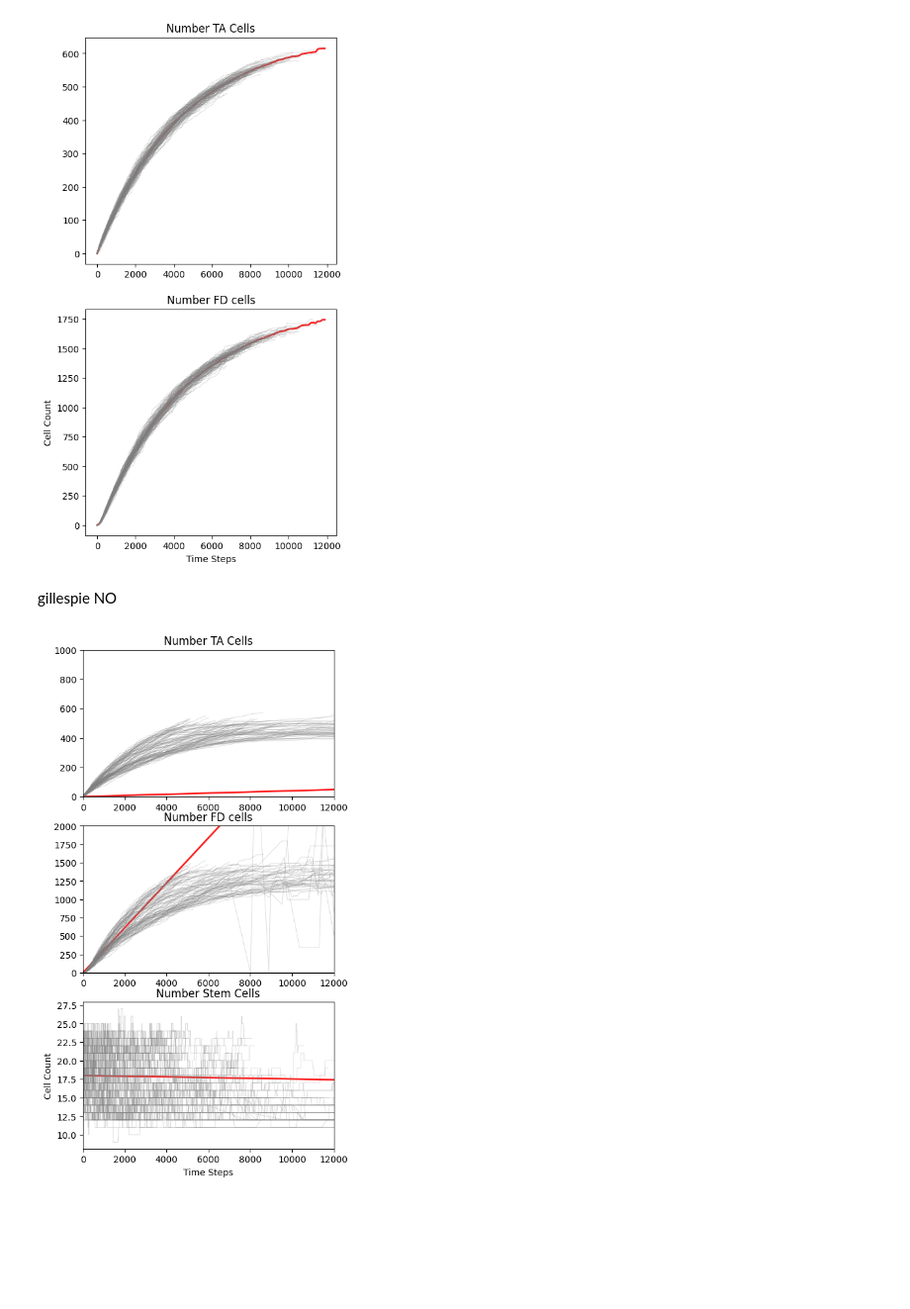
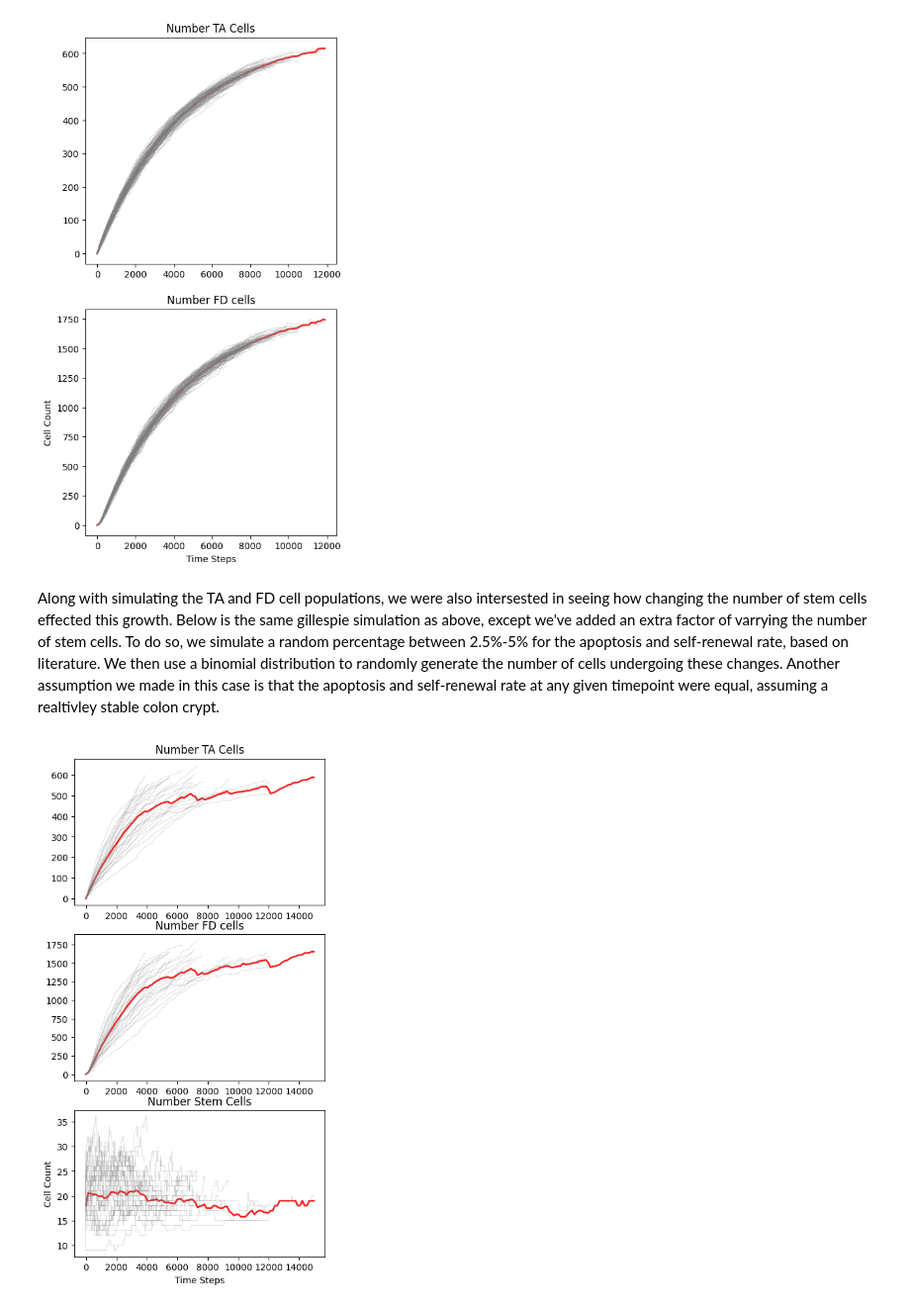
Before and after one commit to anjavogt/WAMM-Cancer-Modeling, a Jupyter notebook: GillespieSimulations.ipynb, the cells around one changed output. Shown: that part at 99% size. Drawn from its saved outputs; the diff is of its cells as text; code cells hidden in the pictures; blank space fills up the shorter version.

```diff
--- a/GillespieSimulations.ipynb
+++ b/GillespieSimulations.ipynb
@@ -114,7 +114,7 @@ plt.show()
 # %% [output]
 [figure]
 # %% [markdown]
-gillespie NO
+Along with simulating the TA and FD cell populations, we were also intersested in seeing how changing the number of stem cells effected this growth. Below is the same gillespie simulation as above, except we've added an extra factor of varrying the number of stem cells. To do so, we simulate a random percentage between 2.5%-5% for the apoptosis and self-renewal rate, based on literature. We then use a binomial distribution to randomly generate the number of cells undergoing these changes. Another assumption we made in this case is that the apoptosis and self-renewal rate at any given timepoint were equal, assuming a realtivley stable colon crypt.
 # %%
 
 # Initialize variables
@@ -126,8 +126,8 @@ lam = 1 / 30 # TA cell division rate (per hour)
 d = 0.0338 # TA differentiation rate (per hour)
 gamma = 1 / (3.5 * 24) # FD cell apoptosis rate (per hour)
 
-steps = 1000   # Number of reactions per trajectory
-cycles = 100   # Number of trajectories
+steps = 1150  # Number of reactions per trajectory
+cycles = 200   # Number of trajectories
 T = np.zeros((cycles, steps + 1))  # Time array
 
 mTA = np.zeros((cycles, steps + 1))  # Trajectory for m_TA
@@ -143,20 +143,23 @@ def get_N(N_count):
 
     a = np.random.uniform(0.025, 0.05)
 
-    if N_count < 13 :
-        N_post_birth = np.random.binomial(n = N_count, p = a)
-        N_new = N_count + N_post_birth
-        N_count = N_new
+    # if N_count < 13 :
+    #     N_post_birth = np.random.binomial(n = N_count, p = a)
+    #     N_new = N_count + N_post_birth
+    #     N_count = N_new
 
-        return(N_new)
-    elif N_count > 23:
-        N_post_death = np.random.binomial(n = N_count, p = a)
-        N_new = N_count -N_post_death
-        N_count = N_new
+    #     return(N_new)
+    # elif N_count > 23:
+    #     N_post_death = np.random.binomial(n = N_count, p = a)
+    #     N_new = N_count -N_post_death
+    #     N_count = N_new
 
-        return(N_new)
+    #     return(N_new)
     #stochastically varries N0, this takes into account the births and deaths
     #of stem cells
+
+    if N_count <= 1:
+        return 1
 
     n_grow = np.random.randint(1, N_count)
     n_die = N_count - n_grow
@@ -165,7 +168,12 @@ def get_N(N_count):
     N_post_death = np.random.binomial(n = n_die, p = a)
 
     N_new = N_count + N_post_birth - N_post_death
+
+    if N_new < 0:
+        return(0)
+
     N_count = N_new
+
 
     return(N_new)
 
@@ -207,6 +215,26 @@ for i in range(cycles):
         mFD[i, j + 1] = max(0, mFD[i, j + 1])
         Stem_Cell_Count[i, j+1] = N_count
 
+# Define filtering criteria
+timestep_threshold = 15000
+lower_bound = 1
+upper_bound = 36
+
+#Identify valid trajectories based on both conditions
+valid_indices = [
+    i for i in range(cycles)
+    if (T[i, :].max() <= timestep_threshold and
+        np.all(Stem_Cell_Count[i, :] >= lower_bound) and
+        np.all(Stem_Cell_Count[i, :] <= upper_bound))
+]
+
+# Filter arrays to keep only valid trajectories
+T = T[valid_indices, :]
+mTA = mTA[valid_indices, :]
+mFD = mFD[valid_indices, :]
+Stem_Cell_Count = Stem_Cell_Count[valid_indices, :]
+
+
 # # Calculate an average trajectory plot
 ave_steps = 100
 T_max = T.max()
@@ -229,7 +257,7 @@ for i in range(1, ave_steps + 1):
     t_count = 0
 
     # Pass over each trajectory and step therein
-    for j in range(cycles):
+    for j in range(len(valid_indices)):  # Iterate only through valid trajectories
         for k in range(steps):
             if T[j, k] <= tmax and T[j, k + 1] > tmax:
                 t_count += 1
@@ -246,37 +274,37 @@ for i in range(1, ave_steps + 1):
         N_TA_ave[i] = TA_sum / t_count
         N_FD_ave[i] = FD_sum / t_count
         N_StemCell_ave[i] = N_sum / t_count
 
 # ###### Plot Trajectories ######
 fig, axs = plt.subplots(3, 1, figsize=(5,10))
 
 #t average trajectories
 axs[0].plot(T_ave, N_TA_ave, marker='', color='red', linewidth=1.9, alpha=0.9)
 axs[0].set_title('Number TA Cells')
 axs[1].plot(T_ave, N_FD_ave, marker='', color='red', linewidth=1.9, alpha=0.9)
 axs[1].set_title('Number FD cells')
 axs[2].plot(T_ave, N_StemCell_ave, marker='', color='red', linewidth=1.9, alpha=0.9)
 axs[2].set_title('Number Stem Cells')
 
 #Plot each simulated trajectory
-for i in range(cycles):
+for i in range(len(valid_indices)):
     axs[0].plot(T[i,:], mTA[i,:], marker='', color='grey', linewidth=0.6, alpha=0.3)
     plt.xlabel("Time Steps")
     plt.ylabel("Cell Count")
     axs[1].plot(T[i,:], mFD[i,:], marker='', color='grey', linewidth=0.6, alpha=0.3)
     plt.xlabel("Time Steps")
     plt.ylabel("Cell Count")
     axs[2].plot(T[i,:], Stem_Cell_Count[i,:], marker='', color='grey', linewidth=0.6, alpha=0.3)
     plt.xlabel("Time Steps")
     plt.ylabel("Cell Count")
 
-axs[0].set_ylim(0, 1000)
-axs[1].set_ylim(0, 2000)
+# axs[0].set_ylim(0, 1000)
+# axs[1].set_ylim(0, 2000)
 
-axs[0].set_xlim(0, 12000)
-axs[1].set_xlim(0, 12000)
-axs[2].set_xlim(0, 12000)
+# axs[0].set_xlim(0, 12000)
+# axs[1].set_xlim(0, 12000)
+# axs[2].set_xlim(0, 12000)
 
 plt.show()
 # %% [output]
-[figure, old version]
+[figure, new version]
```
Also changed, not shown: parts of 2 cells of this notebook.
